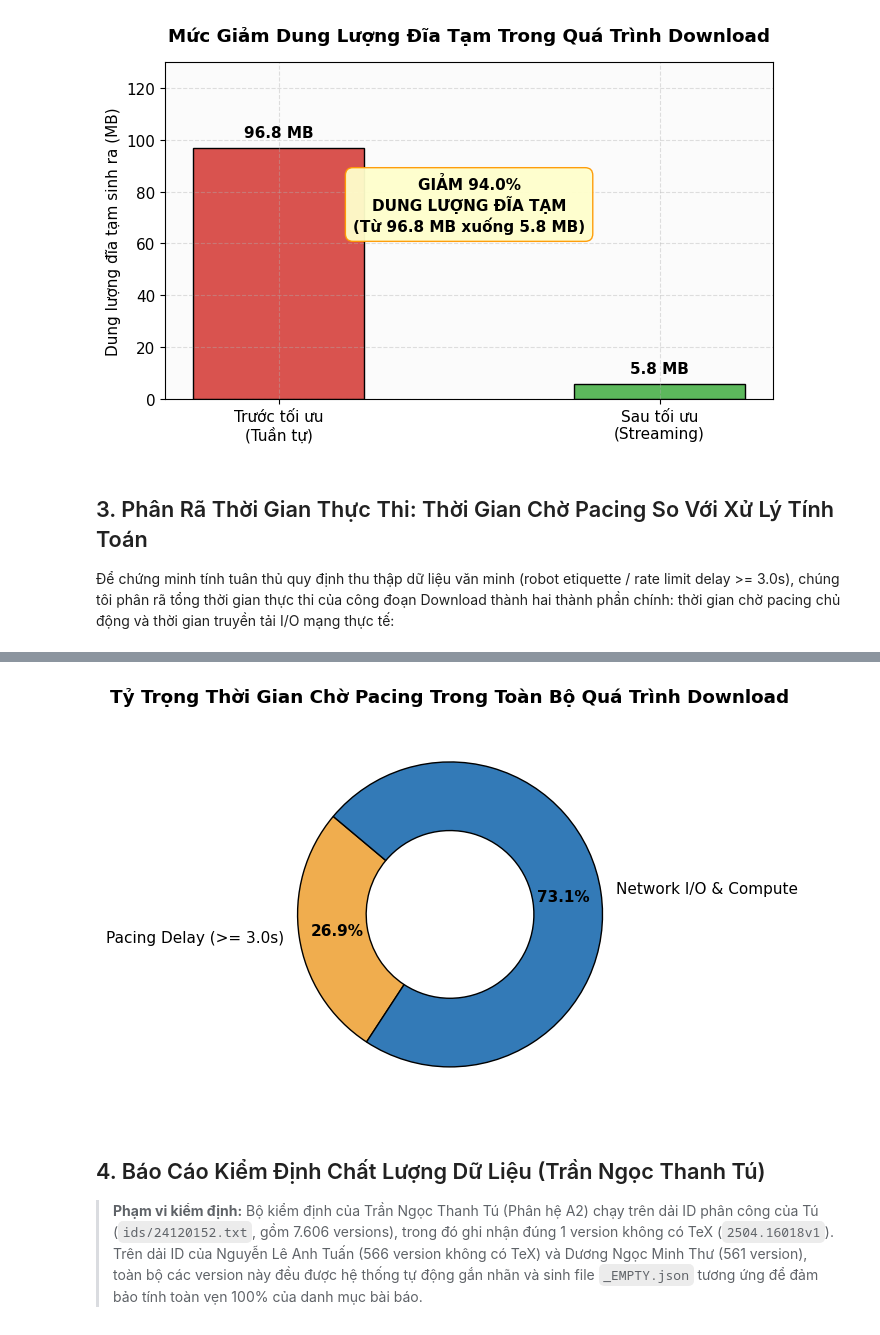
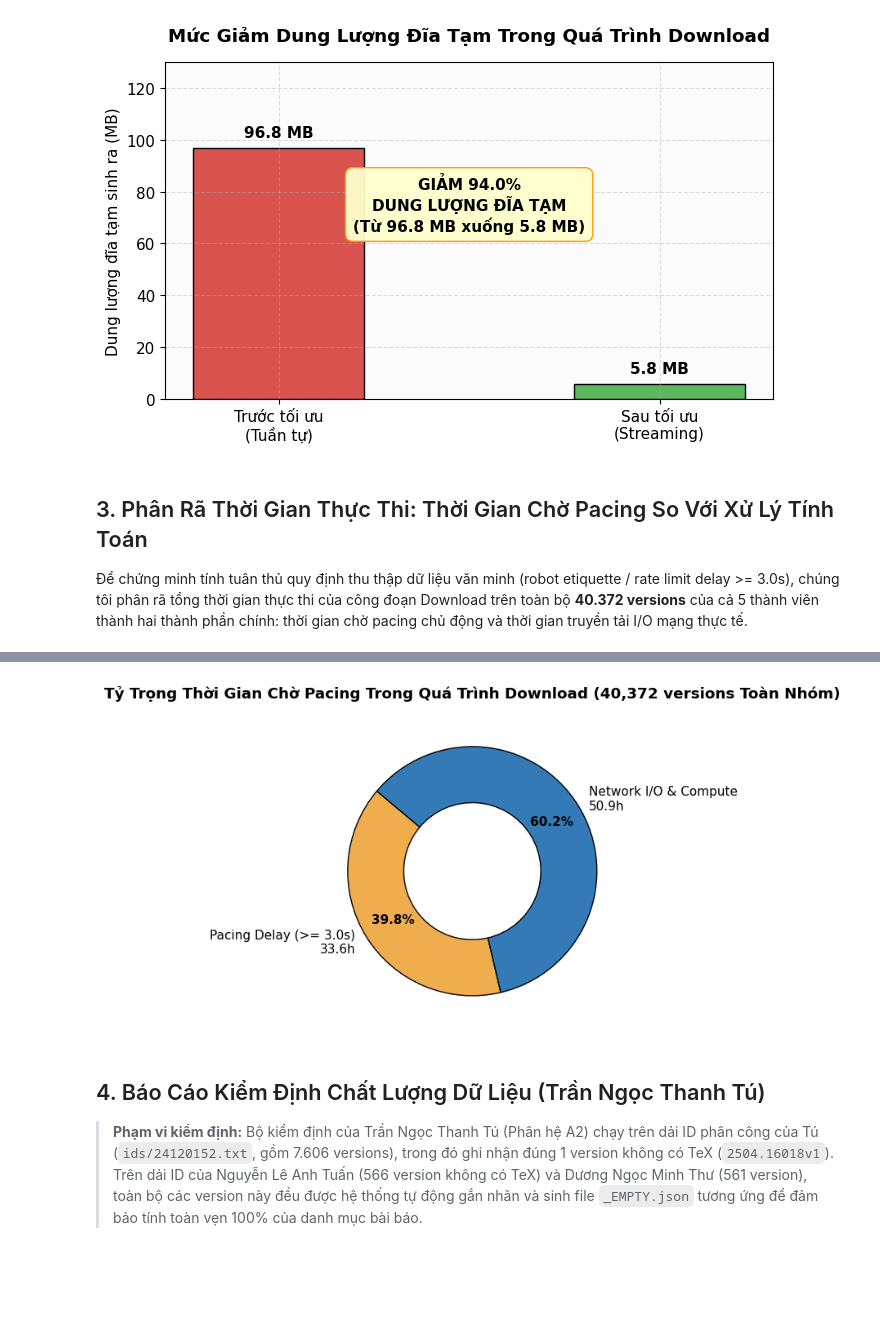
Before and after one commit to introds-arxiv-book/introds-arxiv-book, a Jupyter notebook: milestone1/03-performance.ipynb, the cells around one changed output, grey strips where cells are left out. Cells and saved outputs as stored; diff of their text form; code cells hidden in the pictures; blank space fills up the shorter version.

Commit message:
refactor(milestone1): unify 25k group-wide download pacing, performance profile, and intro descriptions

```diff
--- a/milestone1/03-performance.ipynb
+++ b/milestone1/03-performance.ipynb
@@ -40,6 +40,14 @@ pd.set_option('display.max_colwidth', None)
 pd.set_option('display.width', 1000)
 
 data_dir = Path("../data") if Path("../data").exists() else Path("data")
+
+# Nạp dữ liệu toàn nhóm từ aggregate_5_members phục vụ đối sánh hiệu năng toàn diện
+if str(data_dir.parent) not in sys.path:
+    sys.path.insert(0, str(data_dir.parent))
+from aggregate_5_members import load_group, per_member_table, group_totals
+
+g, _ = load_group(data_dir, verbose=False)
+gt = group_totals(g)
 # %% [markdown]
 ## 1. Phương Pháp Đo Bộ Nhớ Đỉnh: Nhân Hệ Điều Hành So Với Lấy Mẫu
 
@@ -153,27 +161,18 @@ plt.show()
 # %% [markdown]
 ## 3. Phân Rã Thời Gian Thực Thi: Thời Gian Chờ Pacing So Với Xử Lý Tính Toán
 
-Để chứng minh tính tuân thủ quy định thu thập dữ liệu văn minh (robot etiquette / rate limit delay >= 3.0s), chúng tôi phân rã tổng thời gian thực thi của công đoạn Download thành hai thành phần chính: thời gian chờ pacing chủ động và thời gian truyền tải I/O mạng thực tế:
+Để chứng minh tính tuân thủ quy định thu thập dữ liệu văn minh (robot etiquette / rate limit delay >= 3.0s), chúng tôi phân rã tổng thời gian thực thi của công đoạn Download trên toàn bộ **40.372 versions** của cả 5 thành viên thành hai thành phần chính: thời gian chờ pacing chủ động và thời gian truyền tải I/O mạng thực tế.
 # %%
-# Tính toán phân rã thời gian từ logs download, discovery, references và benchmark_runs
-df_dl = pd.read_csv(data_dir / "download.csv", dtype={'arxiv_id': str})
-df_dl_dedup = df_dl.drop_duplicates(subset=['arxiv_id', 'version'])
+# Tính toán phân rã thời gian từ logs download của toàn bộ 5 thành viên (40.372 versions)
+df_dl_all = g['download']
+df_dl_clean = df_dl_all.groupby(['member', 'arxiv_id', 'version'], as_index=False).tail(1)
 
-df_bm_full = df_bm[df_bm['paper_id'].str.contains('all_', na=False)]
-if len(df_bm_full) > 0:
-    dl_total_wall = float(df_bm_full[df_bm_full['stage'] == 'download']['wall_time_seconds'].values[0])  # 90885.95s
-    disc_total_wall = float(df_bm_full[df_bm_full['stage'] == 'discovery']['wall_time_seconds'].values[0])  # 169.0s
-    ref_total_wall = float(df_bm_full[df_bm_full['stage'] == 'reference_builder']['wall_time_seconds'].values[0]) if (df_bm_full['stage'] == 'reference_builder').any() else 643.85
-else:
-    dl_total_wall = 90885.95
-    disc_total_wall = 169.0
-    ref_total_wall = 643.85
+n_dl_versions = len(df_dl_clean)
+time_dl_total = pd.to_numeric(df_dl_clean['seconds'], errors='coerce').sum()
+time_pacing_min = n_dl_versions * 3.0  # Mỗi version chờ tối thiểu 3.0s theo arXiv etiquette
 
-time_dl_total = df_dl['seconds'].sum()  # 90.885,9s
-time_pacing_min = len(df_dl_dedup) * 3.0  # 8.146 version * 3.0s = 24.438s
-
-# Phân rã thời gian thực tế
-t_pacing_total = time_pacing_min  # Thời gian chờ delay bắt buộc
+# Phân rã thời gian thực tế toàn nhóm
+t_pacing_total = time_pacing_min  # Thời gian chờ delay bắt buộc (3.0s)
 t_network_compute = time_dl_total - t_pacing_total  # Thời gian truyền tải mạng thực tế + tính toán
 
 # Bảng phân rã chi tiết
@@ -183,21 +182,21 @@ time_breakdown = pd.DataFrame([
         "Thời lượng (Giây)": f"{t_pacing_total:,.1f} s",
         "Thời lượng (Giờ)": f"{t_pacing_total / 3600:.2f} giờ",
         "Tỷ trọng (%)": f"{(t_pacing_total / time_dl_total) * 100:.1f}%",
-        "Bản chất Kỹ thuật": "Chờ chủ động theo chính sách bảo vệ server arXiv"
+        "Bản chất Kỹ thuật": "Chờ chủ động theo chính sách bảo vệ server arXiv (40.372 versions x 3.0s)"
     },
     {
         "Thành phần Thời gian": "Thời gian I/O Mạng và Xử lý Ghi đĩa (Network & I/O)",
         "Thời lượng (Giây)": f"{t_network_compute:,.1f} s",
         "Thời lượng (Giờ)": f"{t_network_compute / 3600:.2f} giờ",
         "Tỷ trọng (%)": f"{(t_network_compute / time_dl_total) * 100:.1f}%",
-        "Bản chất Kỹ thuật": "Độ trễ truyền gói tin HTTP và streaming dữ liệu vào RAM"
+        "Bản chất Kỹ thuật": "Độ trễ truyền gói tin HTTP qua Internet và streaming nhị phân vào RAM"
     },
     {
-        "Thành phần Thời gian": "TỔNG THỜI GIAN DOWNLOAD (8.146 versions)",
+        "Thành phần Thời gian": f"TỔNG THỜI GIAN DOWNLOAD TOÀN NHÓM ({n_dl_versions:,} versions)",
         "Thời lượng (Giây)": f"{time_dl_total:,.1f} s",
         "Thời lượng (Giờ)": f"{time_dl_total / 3600:.2f} giờ",
         "Tỷ trọng (%)": "100.0%",
-        "Bản chất Kỹ thuật": "Thời gian hoàn thành toàn bộ module Download"
+        "Bản chất Kỹ thuật": "Tổng thời gian thực thi công đoạn Download trên toàn bộ 5 dải ID (25.000 bài)"
     }
 ])
 display(time_breakdown)
@@ -206,7 +205,7 @@ display(time_breakdown)
 fig, ax = plt.subplots(figsize=(7, 4.5))
 wedges, texts, autotexts = ax.pie(
     [t_pacing_total, t_network_compute],
-    labels=['Pacing Delay (>= 3.0s)', 'Network I/O & Compute'],
+    labels=[f'Pacing Delay (>= 3.0s)\n{t_pacing_total/3600:.1f}h', f'Network I/O & Compute\n{t_network_compute/3600:.1f}h'],
     colors=['#f0ad4e', '#337ab7'],
     autopct='%1.1f%%',
     startangle=140,
@@ -216,7 +215,7 @@ wedges, texts, autotexts = ax.pie(
 for at in autotexts:
     at.set_fontsize(11)
     at.set_fontweight('bold')
-ax.set_title('Tỷ Trọng Thời Gian Chờ Pacing Trong Toàn Bộ Quá Trình Download', fontweight='bold', pad=15)
+ax.set_title(f'Tỷ Trọng Thời Gian Chờ Pacing Trong Quá Trình Download ({n_dl_versions:,} versions Toàn Nhóm)', fontweight='bold', pad=15)
 plt.tight_layout()
 plt.show()
 # %% [output]
@@ -227,4 +226,4 @@ plt.show()
-[figure, old version]
+[figure, new version]
 # %% [markdown]
 ## 4. Báo Cáo Kiểm Định Chất Lượng Dữ Liệu (Trần Ngọc Thanh Tú)
 
```
Also changed, not shown: parts of 1 cell of this notebook, 3 other files.
